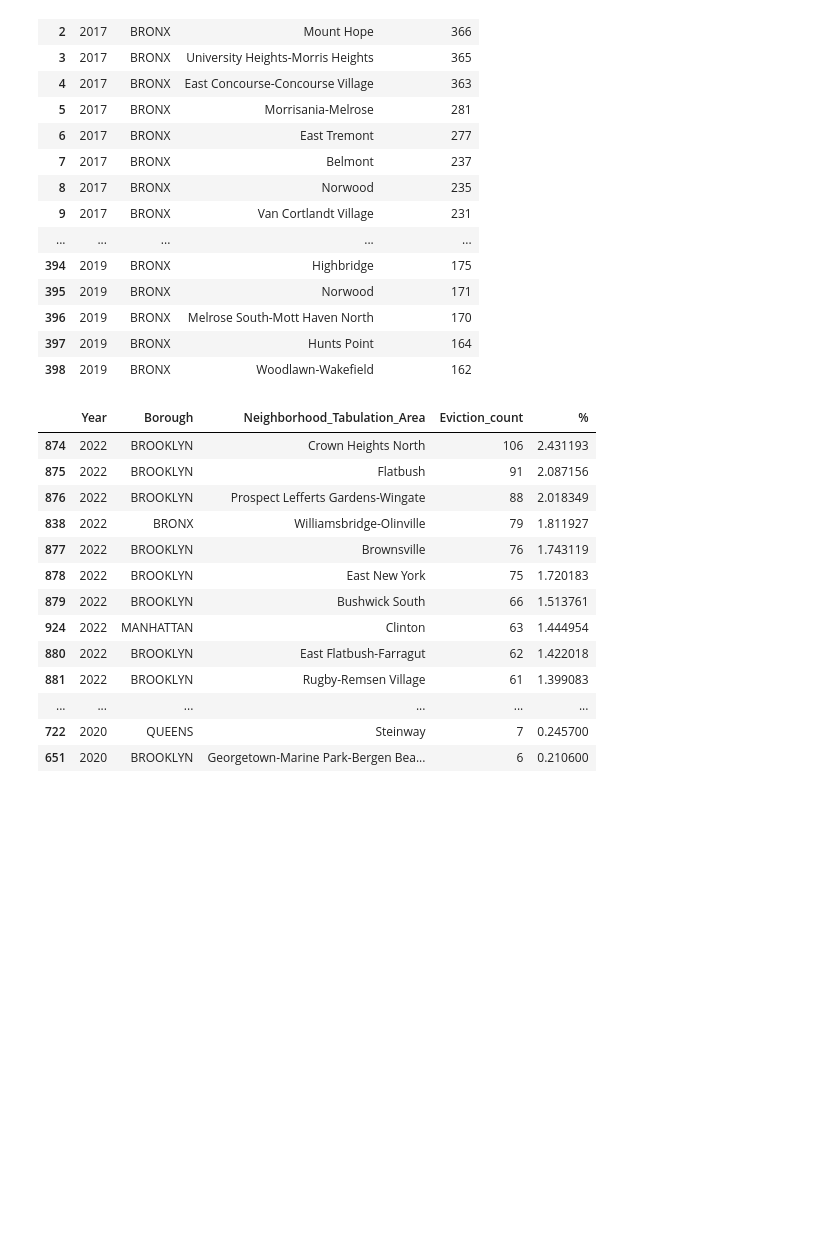
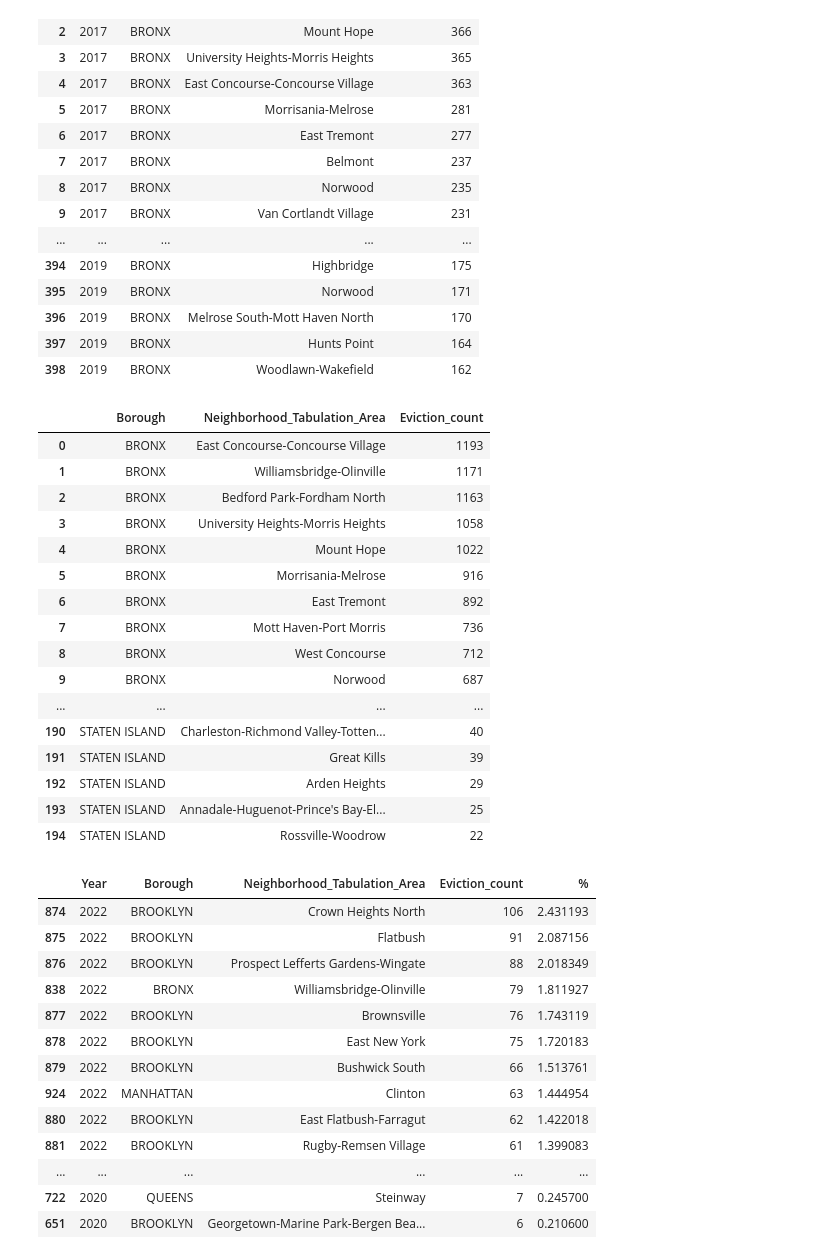
Before and after one commit to mmsouza114/Project01-Evictions, a Jupyter notebook: python-files/Analyzing-NYC-Evictions2017-2022.ipynb, the cells around one changed output. Saved outputs shown, nothing was run; the diff lists cells and outputs as text; code cells hidden in the pictures; blank space fills up the shorter version.

```diff
--- a/python-files/Analyzing-NYC-Evictions2017-2022.ipynb
+++ b/python-files/Analyzing-NYC-Evictions2017-2022.ipynb
@@ -522,6 +521,30 @@ top_NTA
 | 396 | 2019 | BRONX | Melrose South-Mott Haven North | 170 |
 | 397 | 2019 | BRONX | Hunts Point | 164 |
 | 398 | 2019 | BRONX | Woodlawn-Wakefield | 162 |
+# %%
+#removing retriction in order to few all rows
+pd.set_option('display.max_rows', None)
+#
+top_NTA = no_2023.groupby('Borough').Neighborhood_Tabulation_Area.value_counts().reset_index(name='Eviction_count')
+top_NTA
+# %% [output]
+|  | Borough | Neighborhood_Tabulation_Area | Eviction_count |
+| 0 | BRONX | East Concourse-Concourse Village | 1193 |
+| 1 | BRONX | Williamsbridge-Olinville | 1171 |
+| 2 | BRONX | Bedford Park-Fordham North | 1163 |
+| 3 | BRONX | University Heights-Morris Heights | 1058 |
+| 4 | BRONX | Mount Hope | 1022 |
+| 5 | BRONX | Morrisania-Melrose | 916 |
+| 6 | BRONX | East Tremont | 892 |
+| 7 | BRONX | Mott Haven-Port Morris | 736 |
+| 8 | BRONX | West Concourse | 712 |
+| 9 | BRONX | Norwood | 687 |
+| ... | ... | ... | ... |
+| 190 | STATEN ISLAND | Charleston-Richmond Valley-Totten... | 40 |
+| 191 | STATEN ISLAND | Great Kills | 39 |
+| 192 | STATEN ISLAND | Arden Heights | 29 |
+| 193 | STATEN ISLAND | Annadale-Huguenot-Prince's Bay-El... | 25 |
+| 194 | STATEN ISLAND | Rossville-Woodrow | 22 |
 # %%
 #get the percentage of evictions for boroughs
 top_NTA['%'] = top_NTA['Eviction_count'].div(top_NTA.groupby('Year')['Eviction_count'].transform('sum')).mul(100)
```
Also changed, not shown: parts of 6 cells of this notebook, 1 other file.
